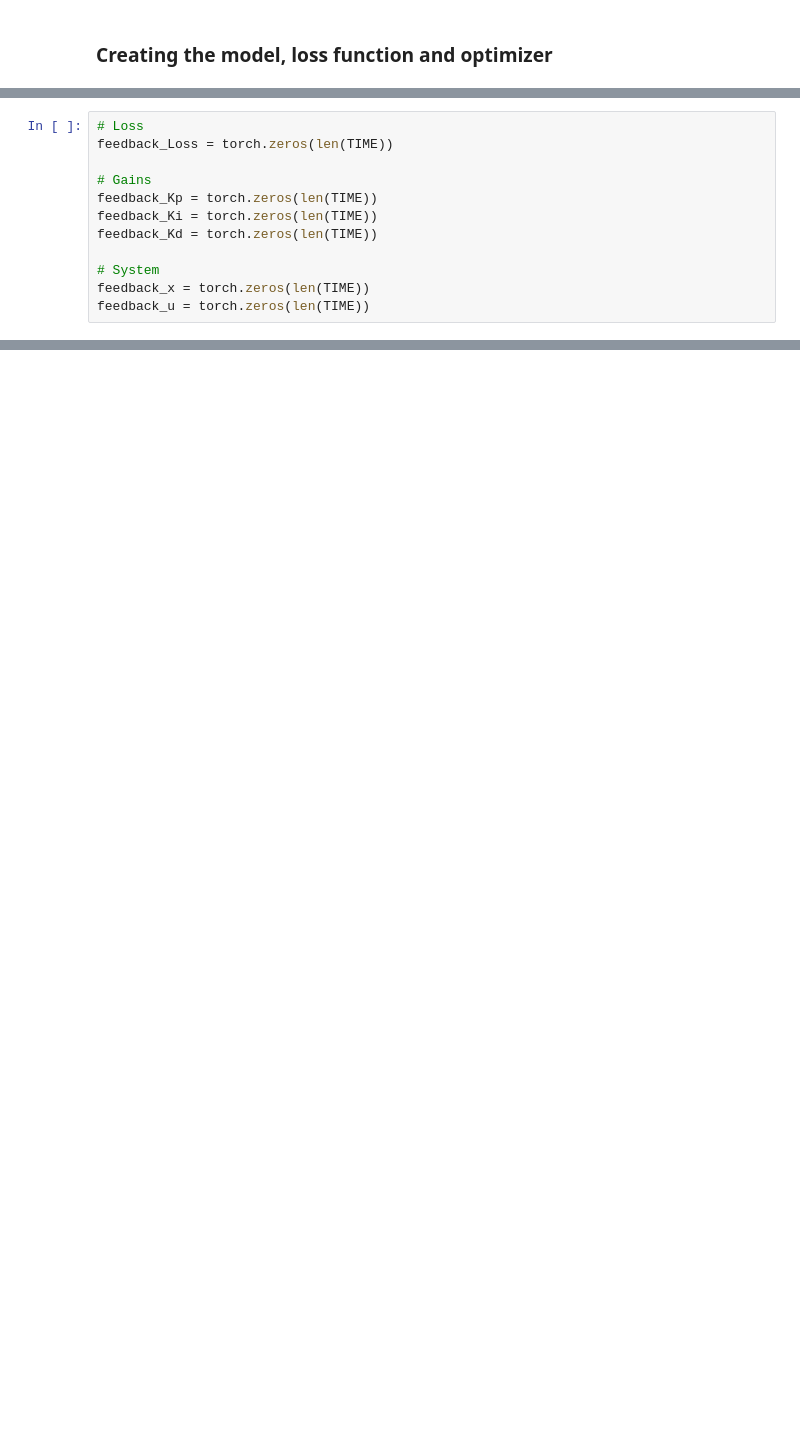
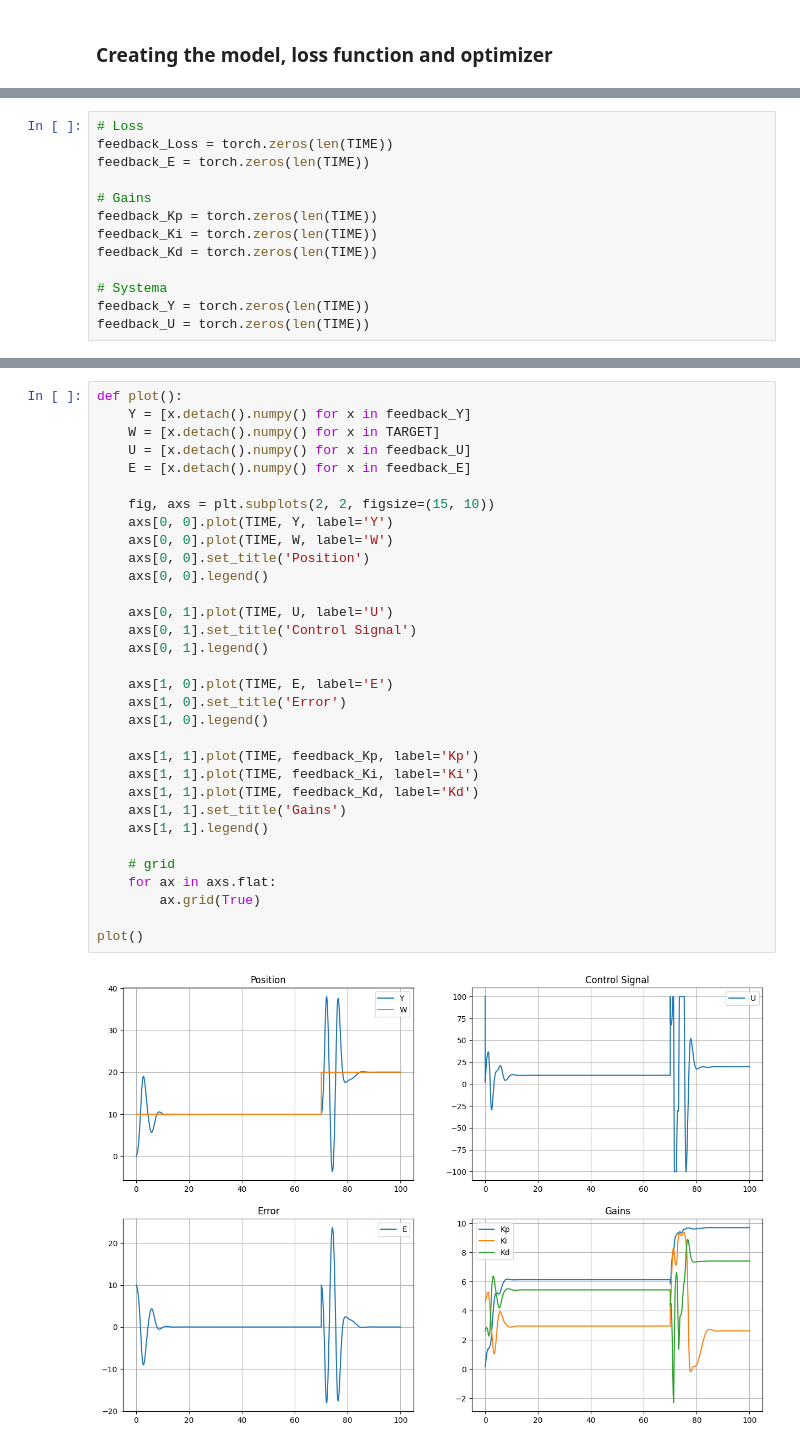
Before and after one commit to vsem-azamat/neural-network-pid-regulation, a Jupyter notebook: learning_pidnn.ipynb, the cells around one changed output, grey strips where cells are left out. Drawn from its saved outputs; the diff is of its cells as text; blank space fills up the shorter version.

```diff
--- a/learning_pidnn.ipynb
+++ b/learning_pidnn.ipynb
@@ -182,12 +149,13 @@ pid.setLims(None, None)
 # %%
 # Loss
 feedback_Loss = torch.zeros(len(TIME))
+feedback_E = torch.zeros(len(TIME))
 
 # Gains
 feedback_Kp = torch.zeros(len(TIME))
 feedback_Ki = torch.zeros(len(TIME))
 feedback_Kd = torch.zeros(len(TIME))
 
-# System
-feedback_x = torch.zeros(len(TIME))
-feedback_u = torch.zeros(len(TIME))
+# Systema
+feedback_Y = torch.zeros(len(TIME))
+feedback_U = torch.zeros(len(TIME))
@@ -305,0 +215,34 @@ Model saved successfully
+# %%
+def plot():
+    Y = [x.detach().numpy() for x in feedback_Y]
+    W = [x.detach().numpy() for x in TARGET]
+    U = [x.detach().numpy() for x in feedback_U]
+    E = [x.detach().numpy() for x in feedback_E]
+
+    fig, axs = plt.subplots(2, 2, figsize=(15, 10))
+    axs[0, 0].plot(TIME, Y, label='Y')
+    axs[0, 0].plot(TIME, W, label='W')
+    axs[0, 0].set_title('Position')
+    axs[0, 0].legend()
+
+    axs[0, 1].plot(TIME, U, label='U')
+    axs[0, 1].set_title('Control Signal')
+    axs[0, 1].legend()
+
+    axs[1, 0].plot(TIME, E, label='E')
+    axs[1, 0].set_title('Error')
+    axs[1, 0].legend()
+
+    axs[1, 1].plot(TIME, feedback_Kp, label='Kp')
+    axs[1, 1].plot(TIME, feedback_Ki, label='Ki')
+    axs[1, 1].plot(TIME, feedback_Kd, label='Kd')
+    axs[1, 1].set_title('Gains')
+    axs[1, 1].legend()
+
+    # grid
+    for ax in axs.flat:
+        ax.grid(True)
+
+plot()
+# %% [output]
+[figure, added]
```
Also changed, not shown: parts of 16 cells of this notebook.
